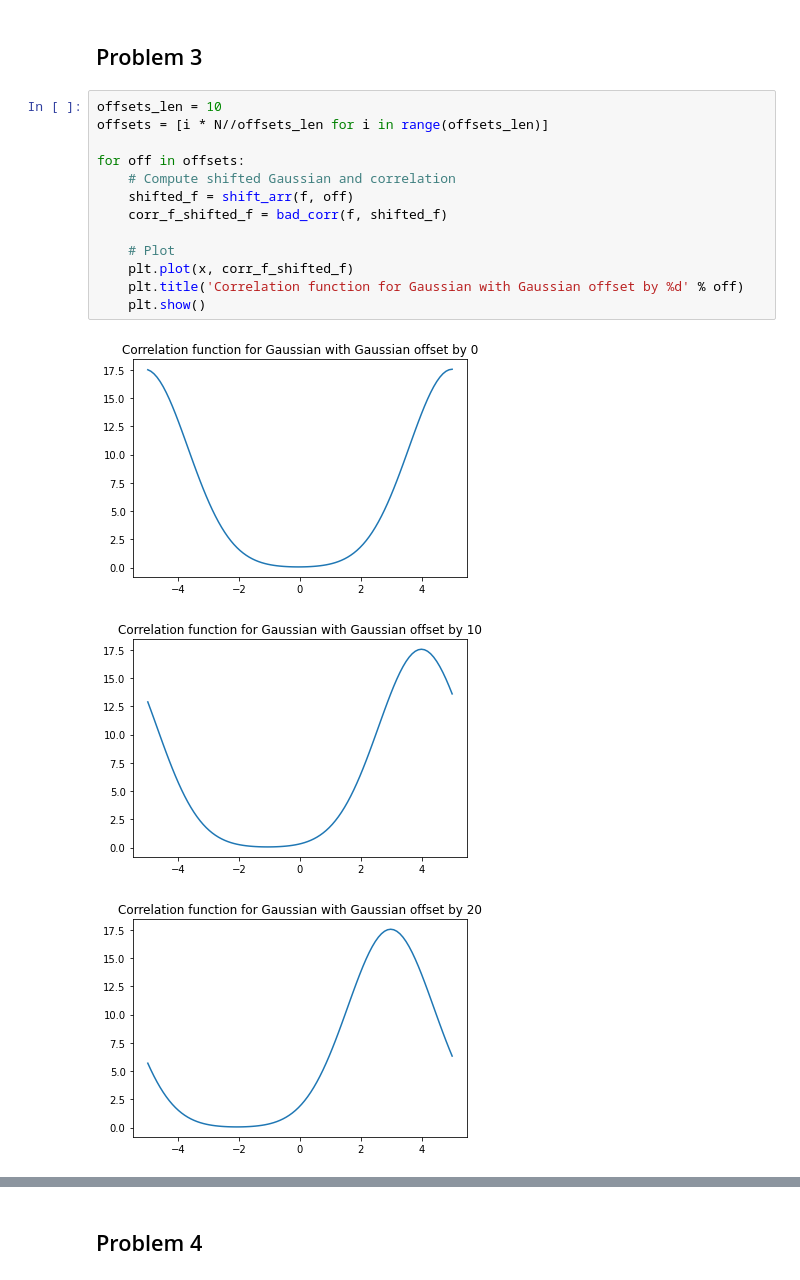
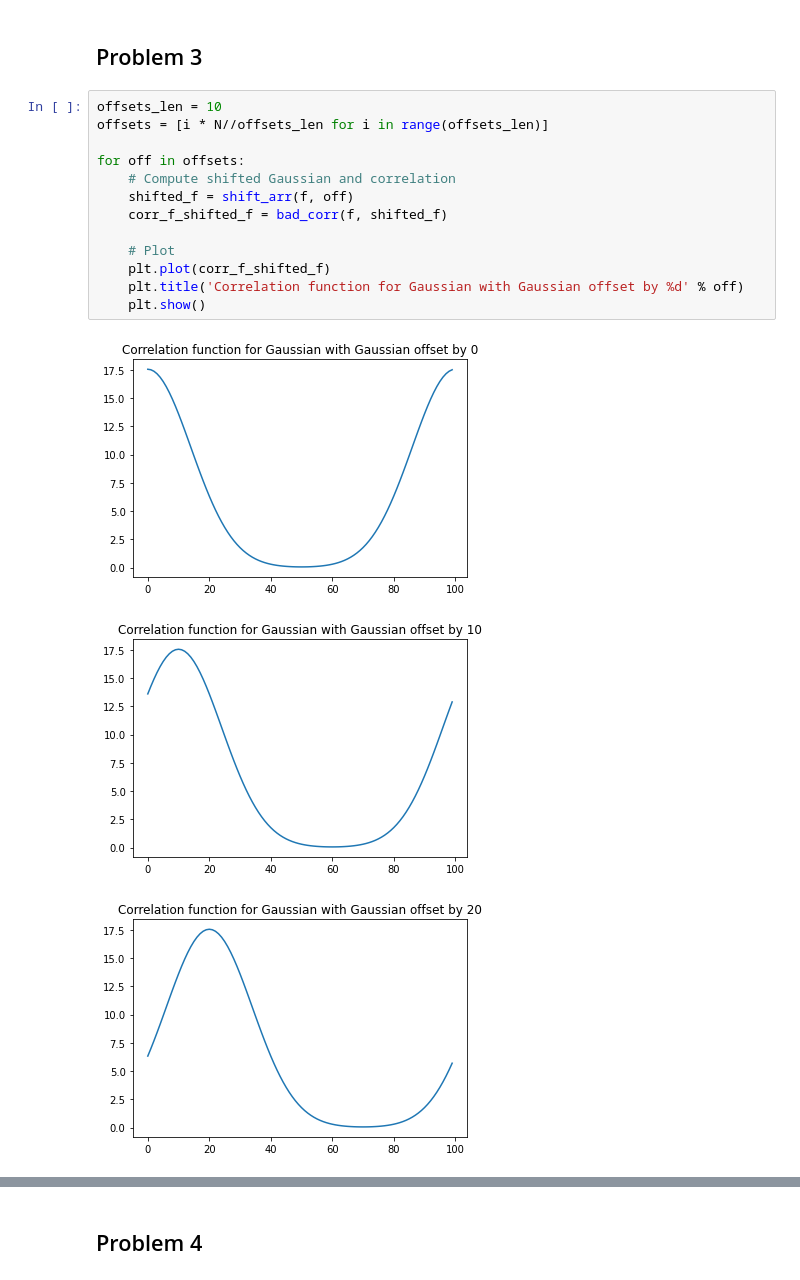
Before and after one commit to pwndr3/PHYS512, a Jupyter notebook: assignments/hw4/PHYS512_HW4.ipynb, the cells around one changed output, grey strips where cells are left out. Drawn from its saved outputs; the diff is of its cells as text.

```diff
--- a/assignments/hw4/PHYS512_HW4.ipynb
+++ b/assignments/hw4/PHYS512_HW4.ipynb
@@ -90,17 +90,17 @@ plt.show()
 # %%
 offsets_len = 10
 offsets = [i * N//offsets_len for i in range(offsets_len)]
 
 for off in offsets:
     # Compute shifted Gaussian and correlation
     shifted_f = shift_arr(f, off)
     corr_f_shifted_f = bad_corr(f, shifted_f)
 
     # Plot
-    plt.plot(x, corr_f_shifted_f)
+    plt.plot(corr_f_shifted_f)
     plt.title('Correlation function for Gaussian with Gaussian offset by %d' % off)
     plt.show()
 # %% [output]
-[figure, old version]
+[figure, new version]
-[figure, old version]
+[figure, new version]
-[figure, old version]
+[figure, new version]
```
Also changed, not shown: parts of 5 cells of this notebook.
